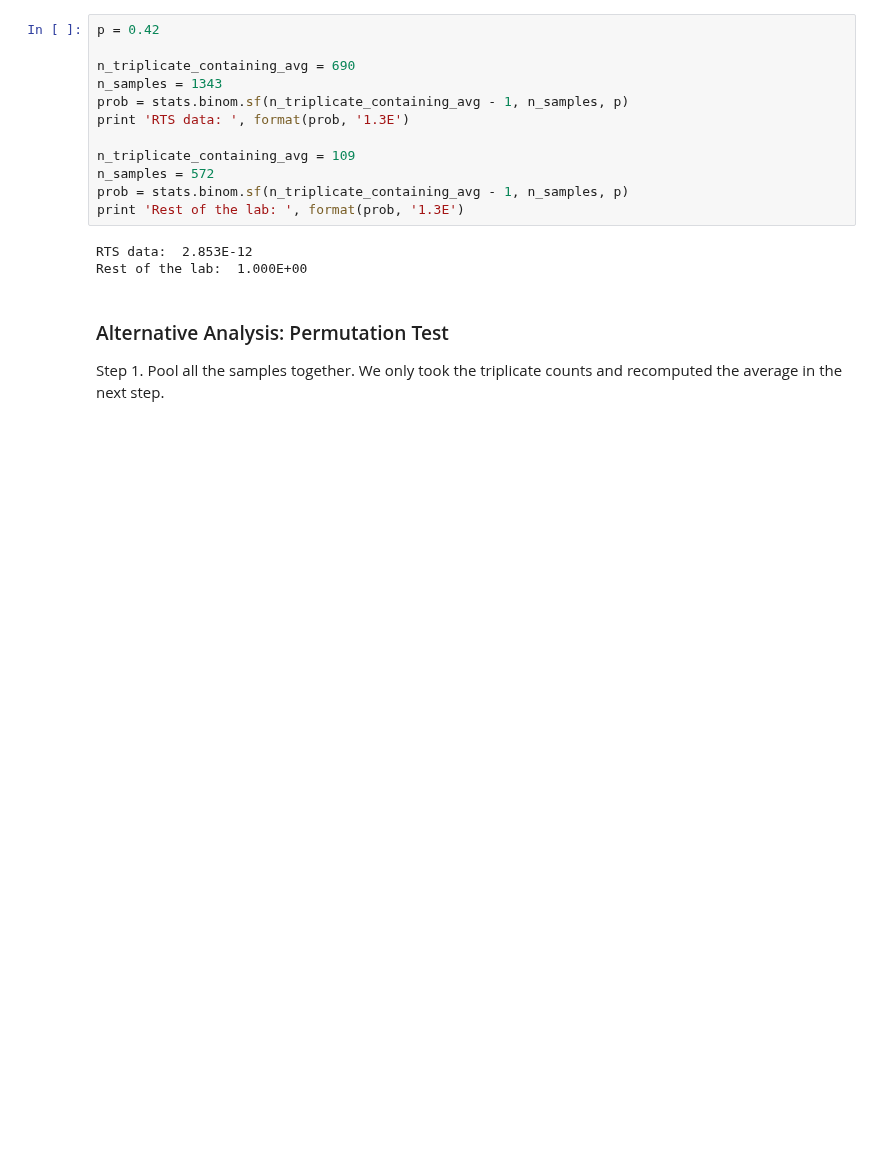
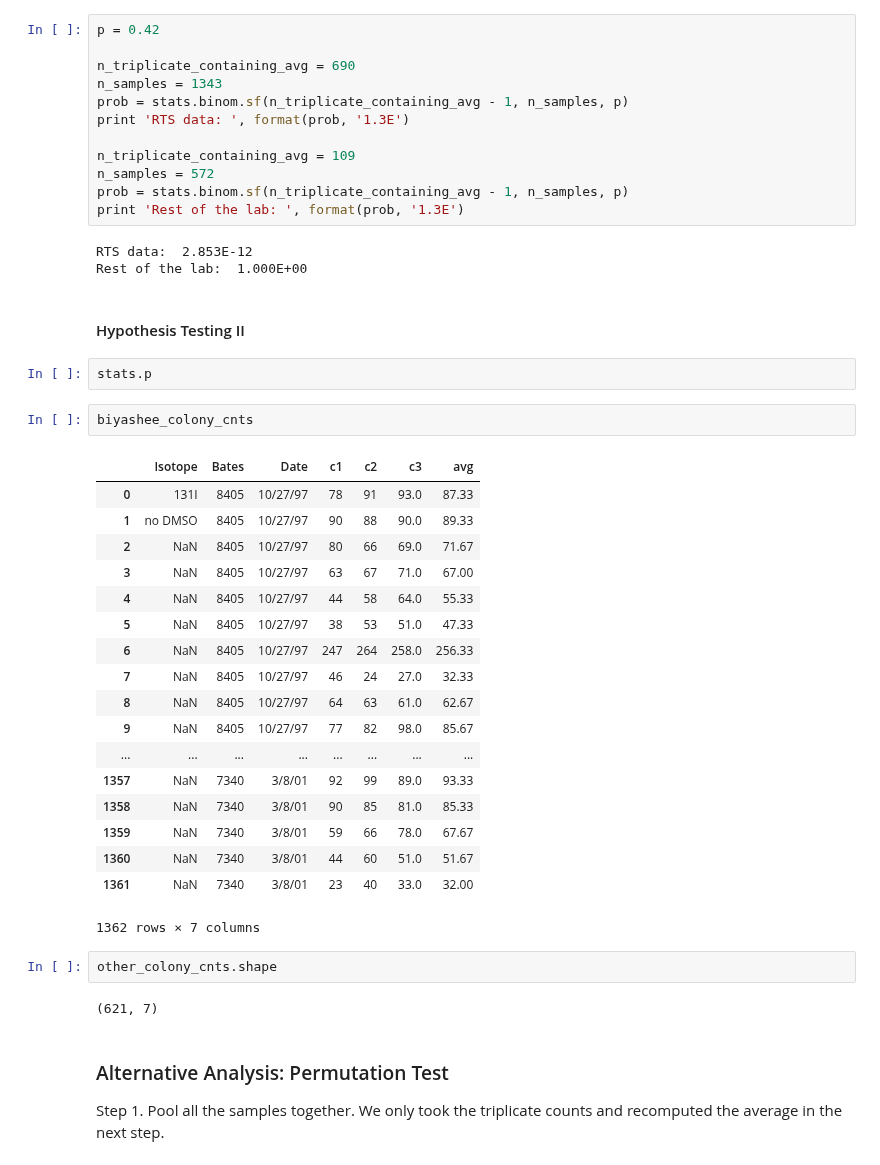
Before and after one commit to mads14/S215a-groupwork, a Jupyter notebook: science-open-research/OSR_Pitt_Hill.ipynb, the cells around one changed output. Cells and saved outputs as stored; diff of their text form; blank space fills up the shorter version.

Commit message:
simulate table 1

```diff
--- a/science-open-research/OSR_Pitt_Hill.ipynb
+++ b/science-open-research/OSR_Pitt_Hill.ipynb
@@ -61,6 +77,35 @@ print 'Rest of the lab: ', format(prob, '1.3E')
 # %% [output]
 RTS data:  2.853E-12
 Rest of the lab:  1.000E+00
+# %% [markdown]
+#### Hypothesis Testing II
+# %%
+stats.p
+# %%
+biyashee_colony_cnts
+# %% [output]
+|  | Isotope | Bates | Date | c1 | c2 | c3 | avg |
+| 0 | 131I | 8405 | 10/27/97 | 78 | 91 | 93.0 | 87.33 |
+| 1 | no DMSO | 8405 | 10/27/97 | 90 | 88 | 90.0 | 89.33 |
+| 2 | NaN | 8405 | 10/27/97 | 80 | 66 | 69.0 | 71.67 |
+| 3 | NaN | 8405 | 10/27/97 | 63 | 67 | 71.0 | 67.00 |
+| 4 | NaN | 8405 | 10/27/97 | 44 | 58 | 64.0 | 55.33 |
+| 5 | NaN | 8405 | 10/27/97 | 38 | 53 | 51.0 | 47.33 |
+| 6 | NaN | 8405 | 10/27/97 | 247 | 264 | 258.0 | 256.33 |
+| 7 | NaN | 8405 | 10/27/97 | 46 | 24 | 27.0 | 32.33 |
+| 8 | NaN | 8405 | 10/27/97 | 64 | 63 | 61.0 | 62.67 |
+| 9 | NaN | 8405 | 10/27/97 | 77 | 82 | 98.0 | 85.67 |
+| ... | ... | ... | ... | ... | ... | ... | ... |
+| 1357 | NaN | 7340 | 3/8/01 | 92 | 99 | 89.0 | 93.33 |
+| 1358 | NaN | 7340 | 3/8/01 | 90 | 85 | 81.0 | 85.33 |
+| 1359 | NaN | 7340 | 3/8/01 | 59 | 66 | 78.0 | 67.67 |
+| 1360 | NaN | 7340 | 3/8/01 | 44 | 60 | 51.0 | 51.67 |
+| 1361 | NaN | 7340 | 3/8/01 | 23 | 40 | 33.0 | 32.00 |
+1362 rows × 7 columns
+# %%
+other_colony_cnts.shape
+# %% [output]
+(621, 7)
 # %% [markdown]
 ### Alternative Analysis: Permutation Test
 Step 1. Pool all the samples together. We only took the triplicate counts and recomputed the average in the next step.
```
Also changed, not shown: parts of 4 cells of this notebook.
